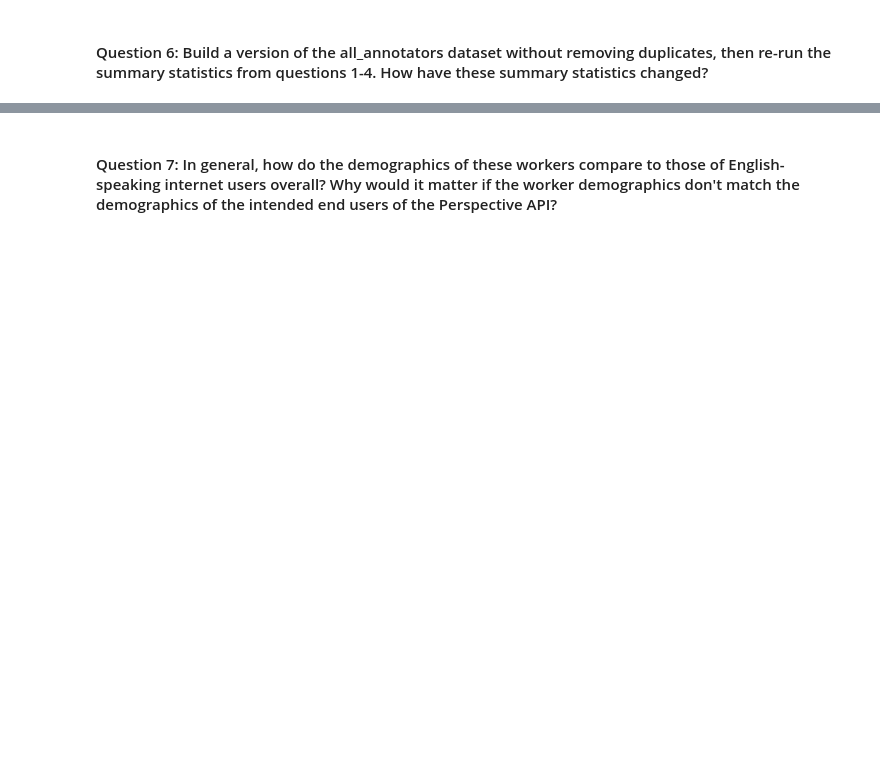
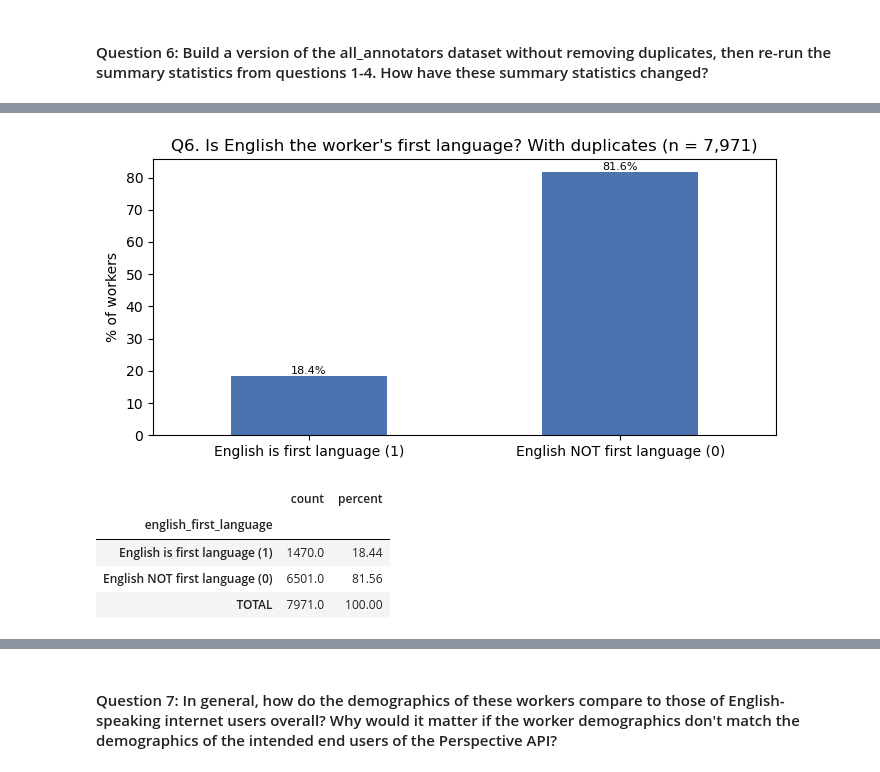
Before and after one commit to AnayGokarn/hcde-410, a Jupyter notebook: A2/hcde410-a2.ipynb, the cells around one changed output, grey strips where cells are left out. Cells and saved outputs as stored; diff of their text form; code cells hidden in the pictures; blank space fills up the shorter version.

```diff
--- a/A2/hcde410-a2.ipynb
+++ b/A2/hcde410-a2.ipynb
@@ -583,0 +661,12 @@ enter
+# %%
+# Code for Q6
+# rerun code from Q2
+describe_field(dupes_df, 'english_first_language', lang_order,
+               "Q6. Is English the worker's first language? With duplicates (n = 7,971)", lang_labels)
+# %% [output]
+[figure, added]
+|  | count | percent |
+| english_first_language |  |  |
+| English is first language (1) | 1470.0 | 18.44 |
+| English NOT first language (0) | 6501.0 | 81.56 |
+| TOTAL | 7971.0 | 100.00 |
```
Also changed, not shown: parts of 40 cells of this notebook.
